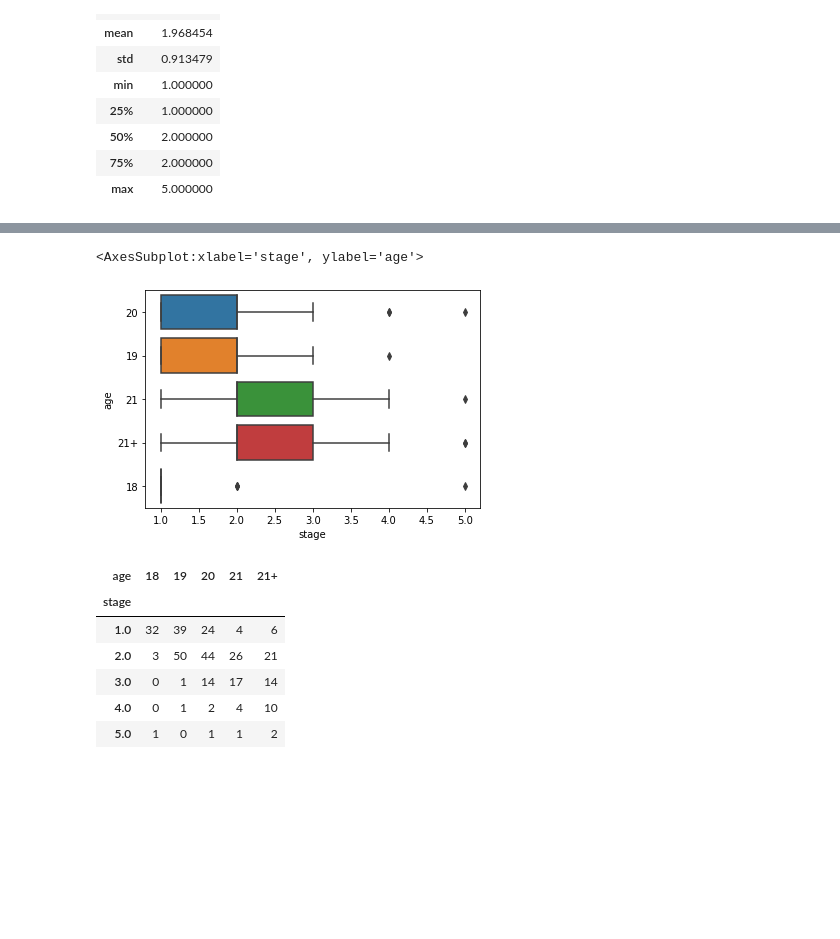
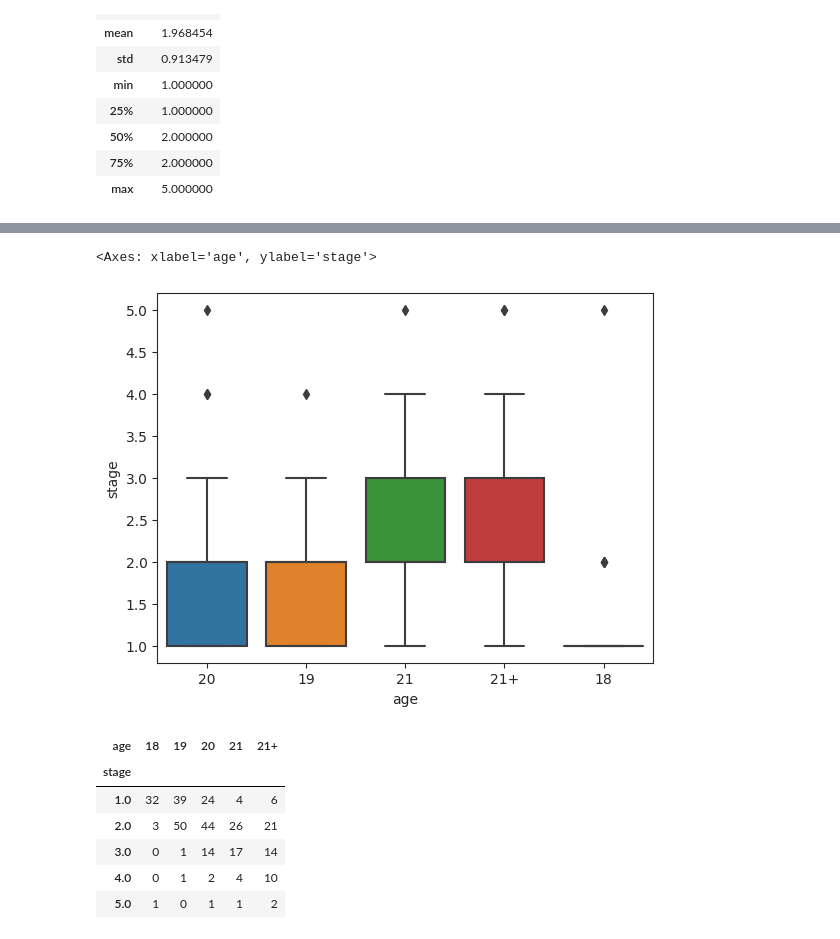
Before and after one commit to AAShK23/Feminism-and-its-affection-on-marriage, a Jupyter notebook: project_code.ipynb, the cells around one changed output, grey strips where cells are left out. Drawn from its saved outputs; the diff is of its cells as text; code cells hidden in the pictures; blank space fills up the shorter version.

```diff
--- a/project_code.ipynb
+++ b/project_code.ipynb
@@ -47,10 +58,8 @@ plt.show()
 # %%
-import seaborn as sns
-
-sns.boxplot(x="stage", y="age", data=mydata)
+sns.boxplot(x="age", y="stage", data=mydata)
 # %% [output]
-<AxesSubplot:xlabel='stage', ylabel='age'>
+<Axes: xlabel='age', ylabel='stage'>
-[figure, old version]
+[figure, new version]
 # %%
 pd.crosstab(mydata['stage'],mydata['age'] )
 # %% [output]
```
Also changed, not shown: parts of 45 cells of this notebook.
